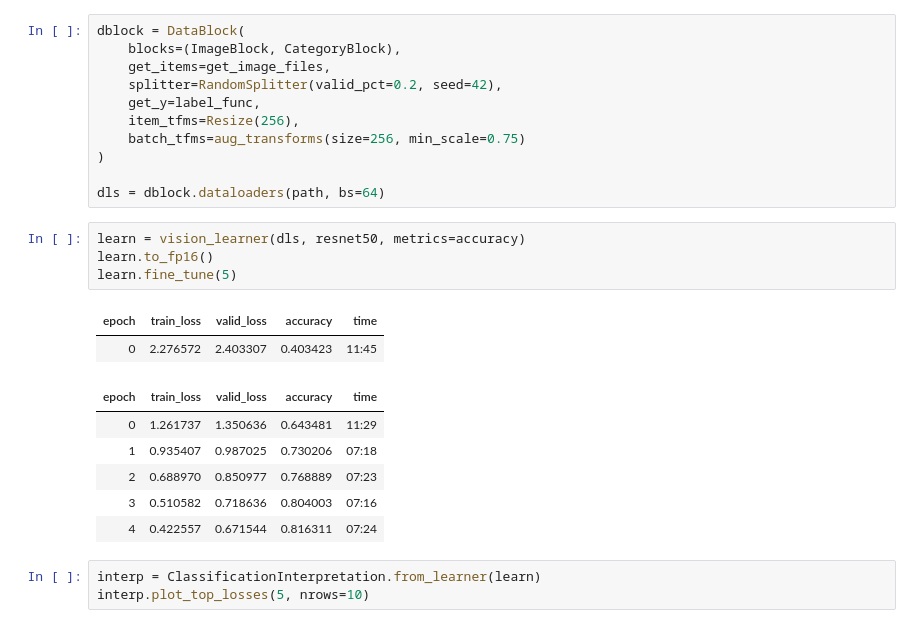
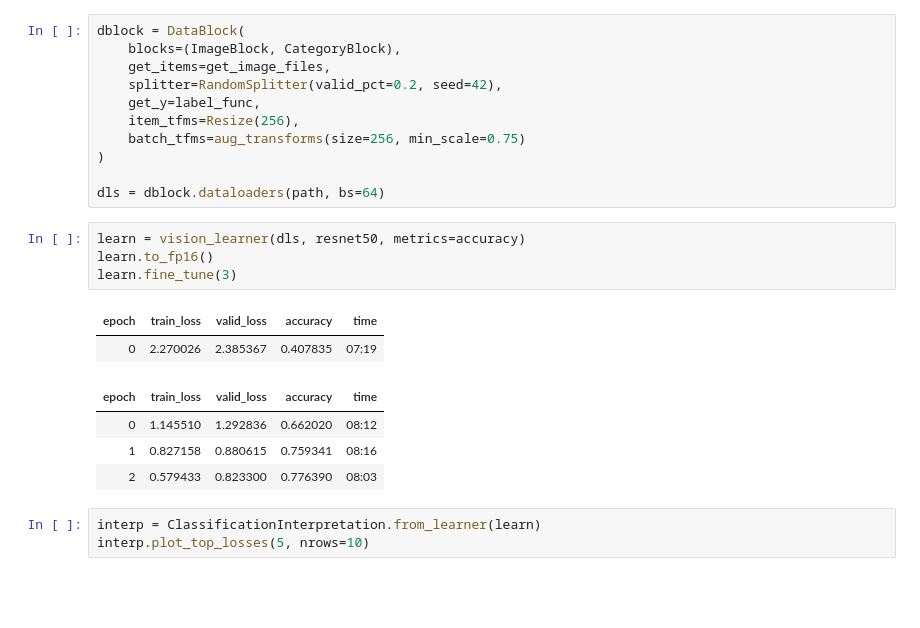
Before and after one commit to dotslashsapience/FieldGuidePrototype, a Jupyter notebook: plant_id_v0.ipynb, the cells around one changed output. Saved outputs shown, nothing was run; the diff lists cells and outputs as text; blank space fills up the shorter version.

```diff
--- a/plant_id_v0.ipynb
+++ b/plant_id_v0.ipynb
@@ -38,16 +38,14 @@ dls = dblock.dataloaders(path, bs=64)
 # %%
 learn = vision_learner(dls, resnet50, metrics=accuracy)
 learn.to_fp16()
-learn.fine_tune(5)
+learn.fine_tune(3)
 # %% [output]
 | epoch | train_loss | valid_loss | accuracy | time |
-| 0 | 2.276572 | 2.403307 | 0.403423 | 11:45 |
+| 0 | 2.270026 | 2.385367 | 0.407835 | 07:19 |
 | epoch | train_loss | valid_loss | accuracy | time |
-| 0 | 1.261737 | 1.350636 | 0.643481 | 11:29 |
-| 1 | 0.935407 | 0.987025 | 0.730206 | 07:18 |
-| 2 | 0.688970 | 0.850977 | 0.768889 | 07:23 |
-| 3 | 0.510582 | 0.718636 | 0.804003 | 07:16 |
-| 4 | 0.422557 | 0.671544 | 0.816311 | 07:24 |
+| 0 | 1.145510 | 1.292836 | 0.662020 | 08:12 |
+| 1 | 0.827158 | 0.880615 | 0.759341 | 08:16 |
+| 2 | 0.579433 | 0.823300 | 0.776390 | 08:03 |
 # %%
 interp = ClassificationInterpretation.from_learner(learn)
 interp.plot_top_losses(5, nrows=10)
```
